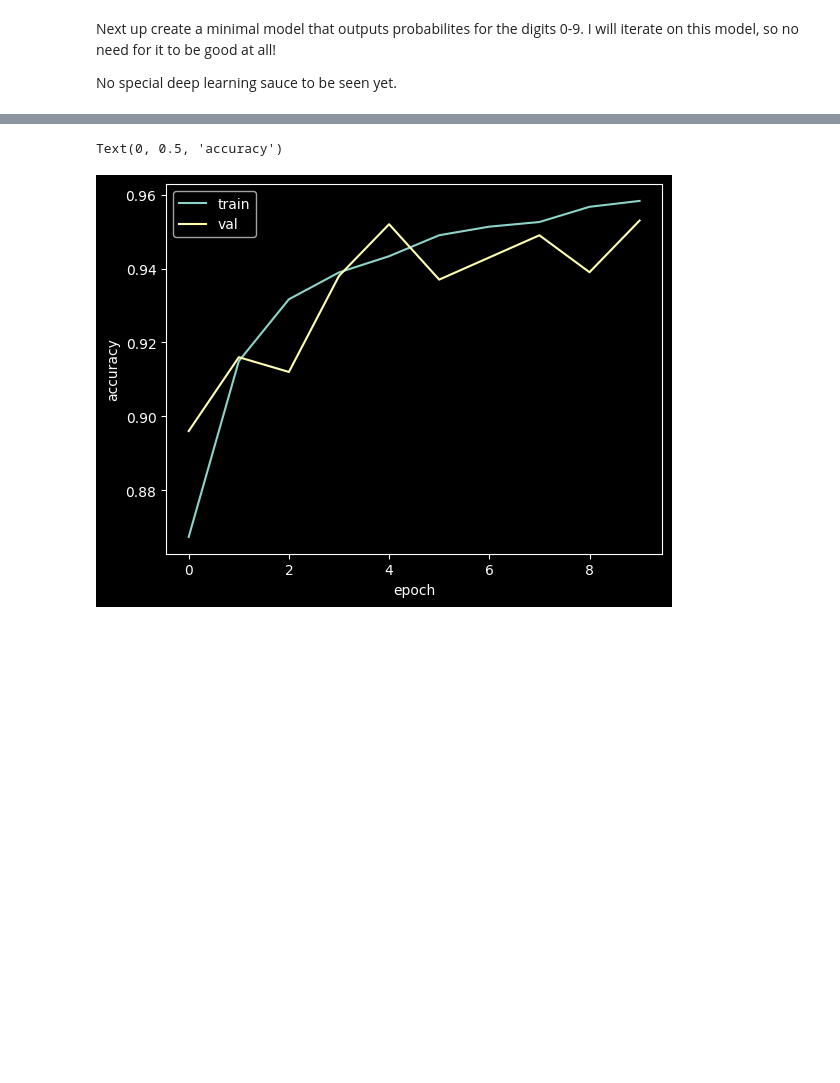
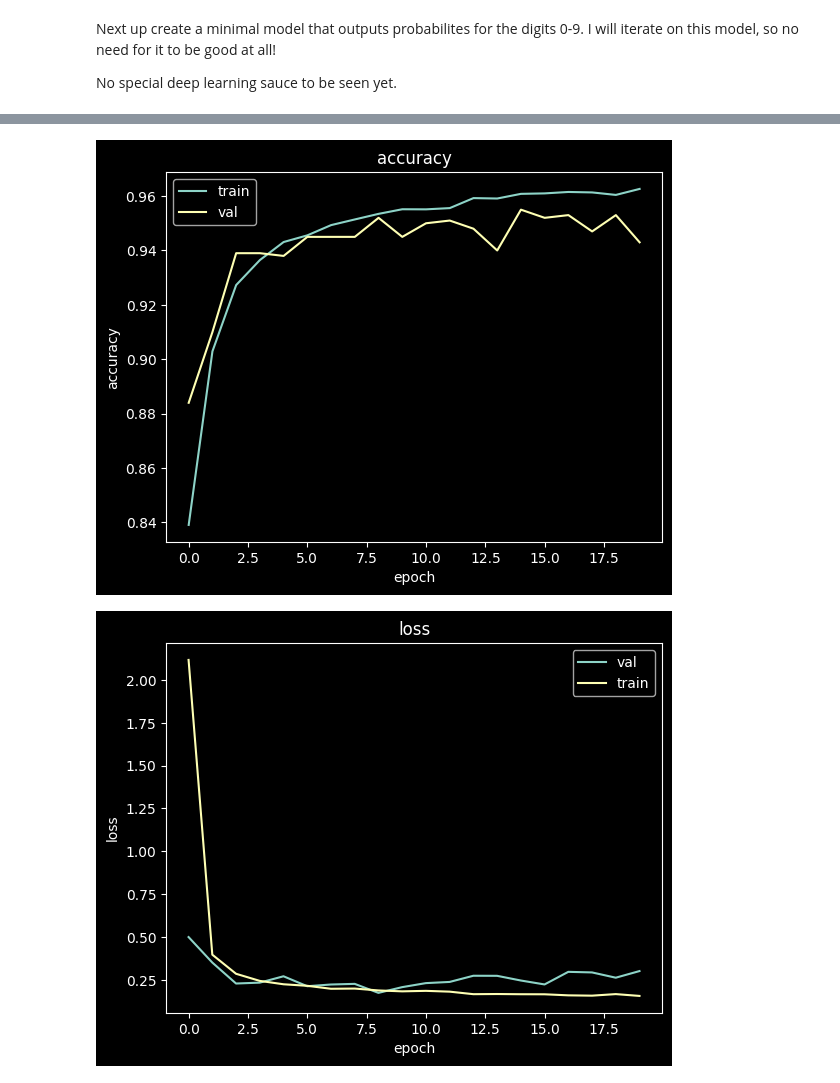
Before and after one commit to xnought/reimplement, a Jupyter notebook: w1_cnn_mnist.ipynb, the cells around one changed output, grey strips where cells are left out. Saved outputs shown, nothing was run; the diff lists cells and outputs as text; code cells hidden in the pictures; blank space fills up the shorter version.

Commit message:
More training

```diff
--- a/w1_cnn_mnist.ipynb
+++ b/w1_cnn_mnist.ipynb
@@ -195,6 +198,6 @@ def nn_v0():
   model = keras.Model(inputs=inputs, outputs=outputs)
   return model
 
-model_v0 = nn_v0()
-model_v0.summary()
+model = nn_v0()
+model.summary()
 # %% [output]
@@ -214,8 +217,8 @@ Model: "functional_3"
  Trainable params: 101,770 (397.54 KB)
  Non-trainable params: 0 (0.00 B)
 # %%
-model_v0.compile(optimizer='adam', loss=keras.losses.CategoricalCrossentropy(from_logits=True), metrics=['accuracy'])
+model.compile(optimizer='adam', loss=keras.losses.CategoricalCrossentropy(from_logits=True), metrics=['accuracy'])
 # %%
-history = model_v0.fit(x_train, y_train_onehot, epochs=10,
+history = model.fit(x_train, y_train_onehot, epochs=20,
                     validation_data=(x_val, y_val_onehot))
 # %% [output]
@@ -242,10 +242,24 @@ Epoch 10/10
 # %%
-plt.plot(history.history["accuracy"], label="train")
-plt.plot(history.history["val_accuracy"], label="val")
-plt.legend()
-plt.xlabel("epoch")
-plt.ylabel("accuracy")
+def plot_history(history):
+  plt.plot(history.history["accuracy"], label="train")
+  plt.plot(history.history["val_accuracy"], label="val")
+  plt.title("accuracy")
+  plt.legend()
+  plt.xlabel("epoch")
+  plt.ylabel("accuracy")
+  plt.show()
+
+
+  plt.plot(history.history["val_loss"], label="val")
+  plt.plot(history.history["loss"], label="train")
+  plt.legend()
+  plt.title("loss")
+  plt.xlabel("epoch")
+  plt.ylabel("loss")
+  plt.show()
+
+plot_history(history)
 # %% [output]
-Text(0, 0.5, 'accuracy')
-[figure, old version]
+[figure, new version]
+[figure, added]
 # %%
```
Also changed, not shown: parts of 20 cells of this notebook.
